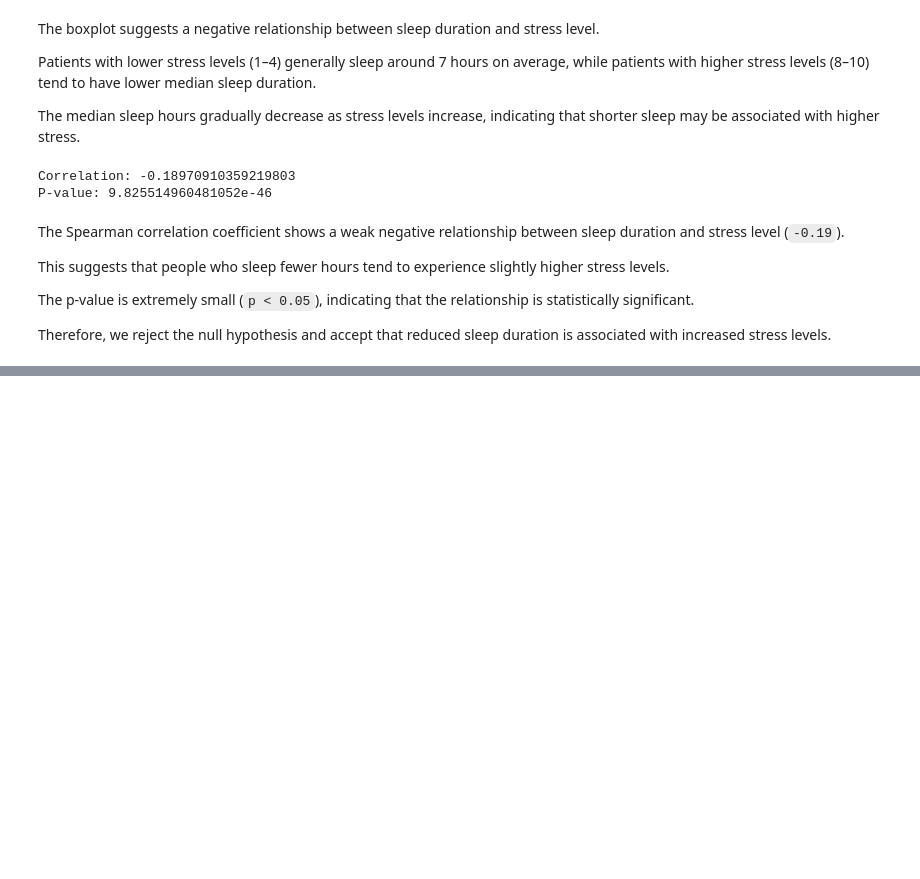
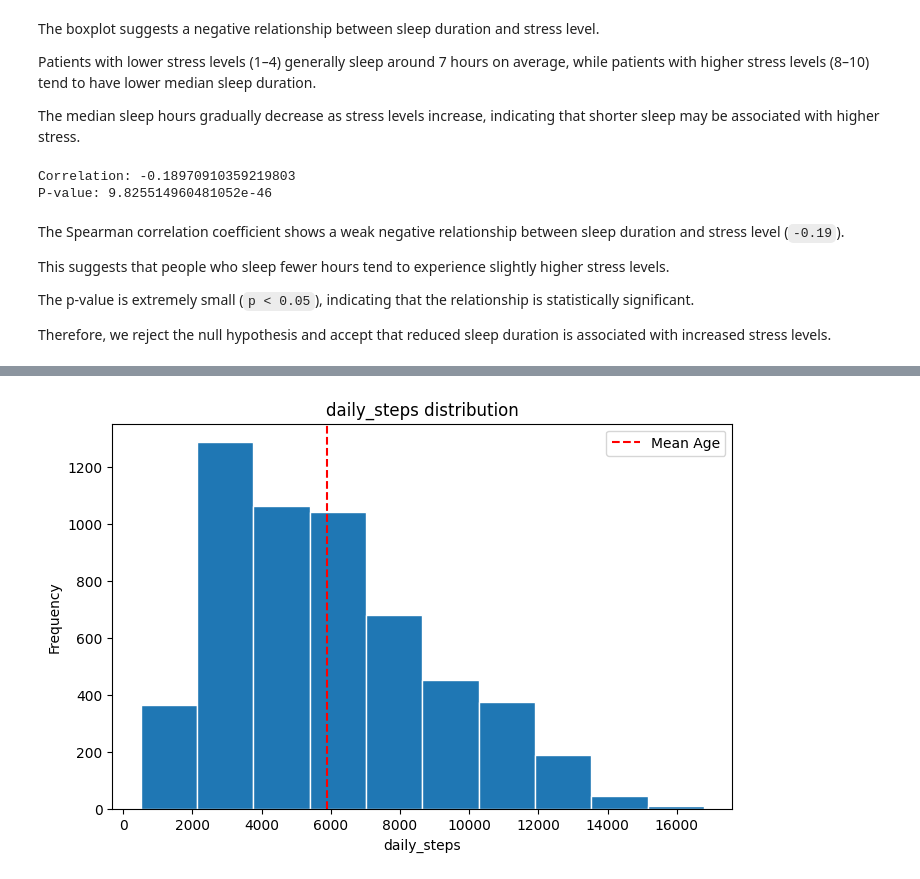
Before and after one commit to plamensve/ds_retake_exam_2026, a Jupyter notebook: notebooks/01_overview.ipynb, the cells around one changed output, grey strips where cells are left out. Cells and saved outputs as stored; diff of their text form; code cells hidden in the pictures; blank space fills up the shorter version.

```diff
--- a/notebooks/01_overview.ipynb
+++ b/notebooks/01_overview.ipynb
@@ -749,0 +740,17 @@ Therefore, we reject the null hypothesis and accept that reduced sleep duration
+# %%
+plt.figure(figsize=(8,5))
+
+mean_value = crd['daily_steps'].mean()
+
+plt.hist(crd['daily_steps'], bins=10, edgecolor='white')
+plt.axvline(mean_value, color='red', linestyle='--', label='Mean Age')
+
+
+plt.xlabel('daily_steps')
+plt.ylabel('Frequency')
+plt.legend()
+plt.title('daily_steps distribution')
+
+plt.show()
+# %% [output]
+[figure, added]
```
Also changed, not shown: parts of 24 cells of this notebook.
